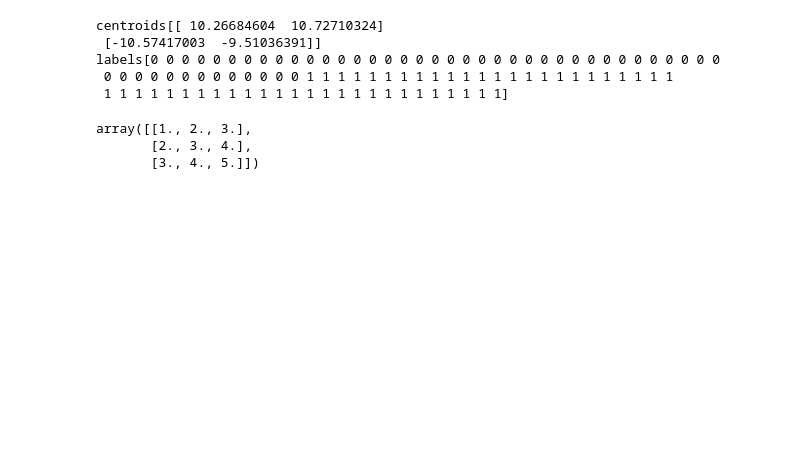
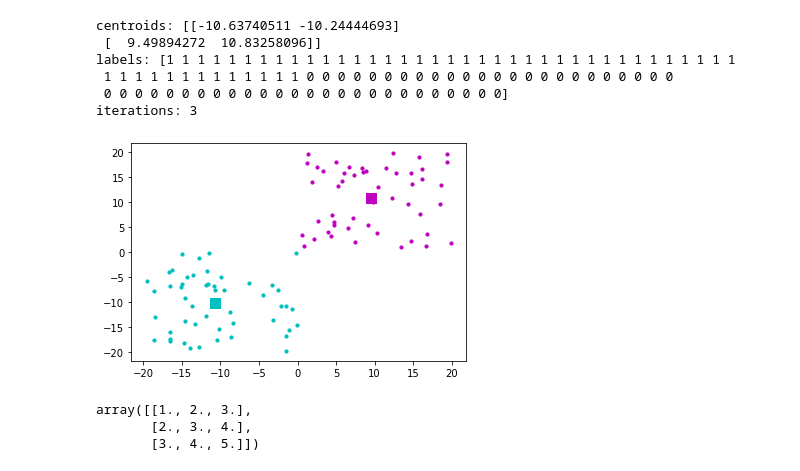
Before and after one commit to mycoalchen/KMeansProject, a Jupyter notebook: simple.ipynb, the cells around one changed output. Cells and saved outputs as stored; diff of their text form; code cells hidden in the pictures; blank space fills up the shorter version.

Commit message:
fixes iteration process

```diff
--- a/simple.ipynb
+++ b/simple.ipynb
@@ -149,13 +134,28 @@ class KMemes:
-# %%
-myKmeans = KMemes(2, 5)
-myKmeans.fit(bgroup)
-myKmeans.debugprint()
-# %% [output]
-centroids[[ 10.26684604  10.72710324]
- [-10.57417003  -9.51036391]]
-labels[0 0 0 0 0 0 0 0 0 0 0 0 0 0 0 0 0 0 0 0 0 0 0 0 0 0 0 0 0 0 0 0 0 0 0 0 0
- 0 0 0 0 0 0 0 0 0 0 0 0 0 1 1 1 1 1 1 1 1 1 1 1 1 1 1 1 1 1 1 1 1 1 1 1 1
- 1 1 1 1 1 1 1 1 1 1 1 1 1 1 1 1 1 1 1 1 1 1 1 1 1 1]
+# %%
+myKmeans = KMemes(n_clusters = 2, n_init = 30)
+myKmeans.fit(bgroup)
+myKmeans.debugprint()
+
+myLabels = myKmeans.labels_
+myCentroids = myKmeans.centroids
+
+for i in range(100):
+    if myLabels[i] == 1:
+        plt.scatter(bgroup[i][0], bgroup[i][1], s = 10, c = 'm')
+    else:
+        plt.scatter(bgroup[i][0], bgroup[i][1], s = 10, c = 'c')
+
+plt.scatter(myCentroids[0][0], myCentroids[0][1], s = 100, c = 'c', marker='s')
+plt.scatter(myCentroids[1][0], myCentroids[1][1], s = 100, c = 'm', marker='s')
+plt.show()
+# %% [output]
+centroids: [[-10.63740511 -10.24444693]
+ [  9.49894272  10.83258096]]
+labels: [1 1 1 1 1 1 1 1 1 1 1 1 1 1 1 1 1 1 1 1 1 1 1 1 1 1 1 1 1 1 1 1 1 1 1 1 1
+ 1 1 1 1 1 1 1 1 1 1 1 1 1 0 0 0 0 0 0 0 0 0 0 0 0 0 0 0 0 0 0 0 0 0 0 0 0
+ 0 0 0 0 0 0 0 0 0 0 0 0 0 0 0 0 0 0 0 0 0 0 0 0 0 0]
+iterations: 3
+[figure, added]
 # %%
 test = np.array([[2, 4, 6], [4, 6, 8], [6, 8, 10]], dtype=float)
 test /= [2, 2, 2]
```
Also changed, not shown: parts of 5 cells of this notebook.
